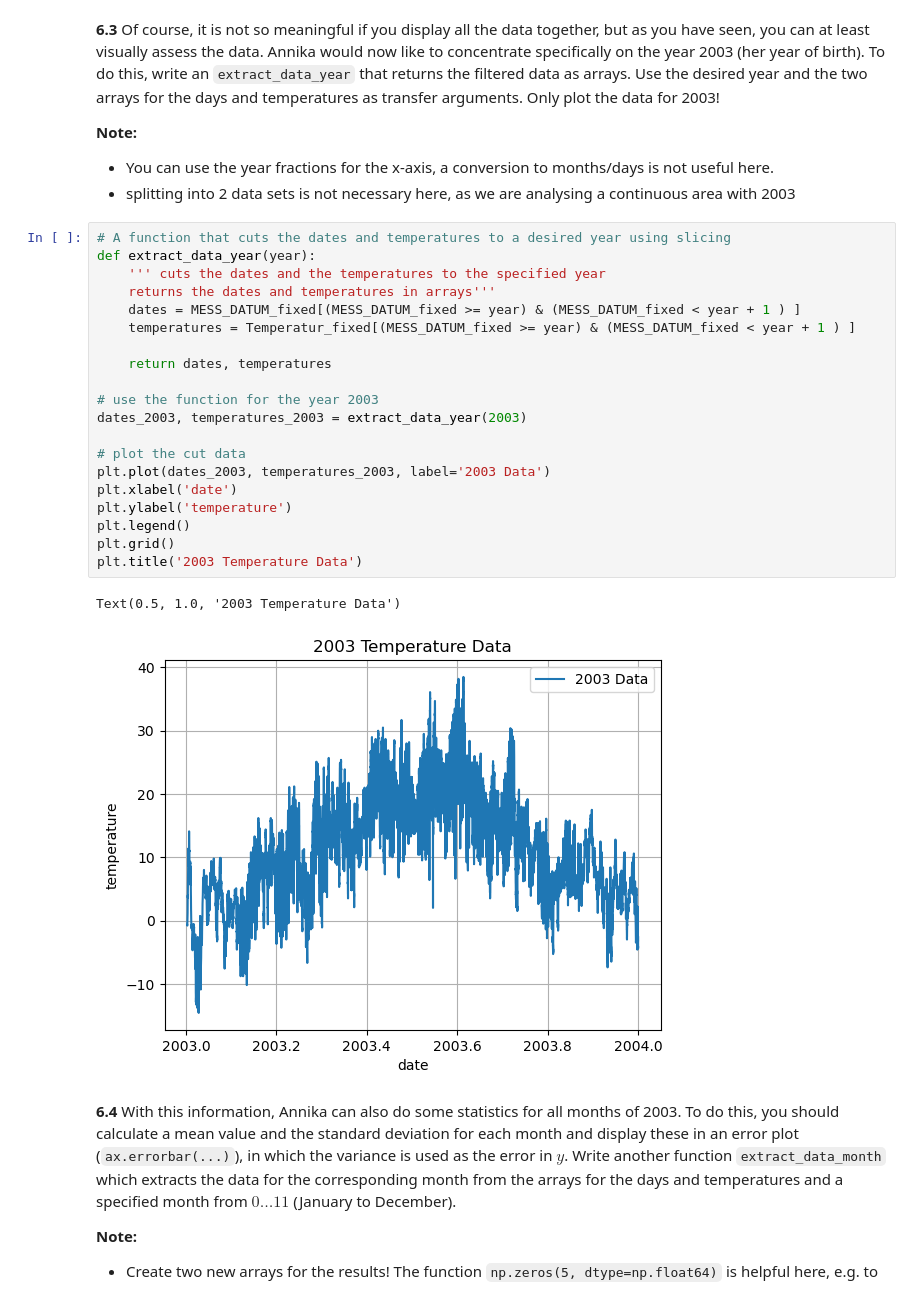
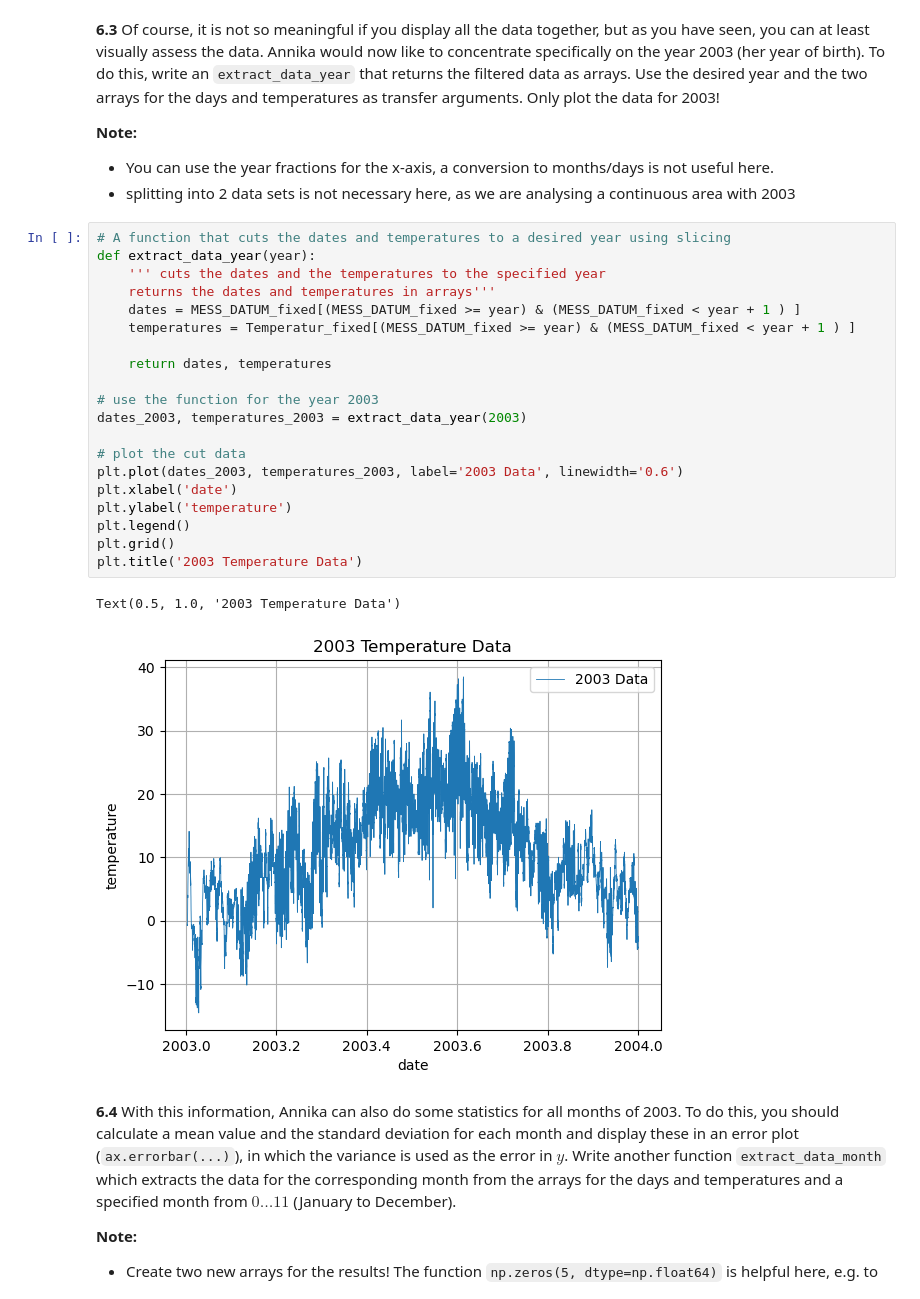
Before and after one commit to benjbrandt/physics725, a Jupyter notebook: Week3/08_Exercises_and_Homework_Week_3.ipynb, the cells around one changed output. Saved outputs shown, nothing was run; the diff lists cells and outputs as text.

```diff
--- a/Week3/08_Exercises_and_Homework_Week_3.ipynb
+++ b/Week3/08_Exercises_and_Homework_Week_3.ipynb
@@ -438,26 +454,26 @@ Text(0.5, 1.0, 'Temperature Data with not gap not connected')
 # %%
 # A function that cuts the dates and temperatures to a desired year using slicing
 def extract_data_year(year):
     ''' cuts the dates and the temperatures to the specified year
     returns the dates and temperatures in arrays'''
     dates = MESS_DATUM_fixed[(MESS_DATUM_fixed >= year) & (MESS_DATUM_fixed < year + 1 ) ]
     temperatures = Temperatur_fixed[(MESS_DATUM_fixed >= year) & (MESS_DATUM_fixed < year + 1 ) ]
 
     return dates, temperatures
 
 # use the function for the year 2003
 dates_2003, temperatures_2003 = extract_data_year(2003)
 
 # plot the cut data
-plt.plot(dates_2003, temperatures_2003, label='2003 Data')
+plt.plot(dates_2003, temperatures_2003, label='2003 Data', linewidth='0.6')
 plt.xlabel('date')
 plt.ylabel('temperature')
 plt.legend()
 plt.grid()
 plt.title('2003 Temperature Data')
 # %% [output]
 Text(0.5, 1.0, '2003 Temperature Data')
-[figure, old version]
+[figure, new version]
 # %% [markdown]
 
 **6.4** With this information, Annika can also do some statistics for all months of 2003.
```
Also changed, not shown: parts of 6 cells of this notebook.
